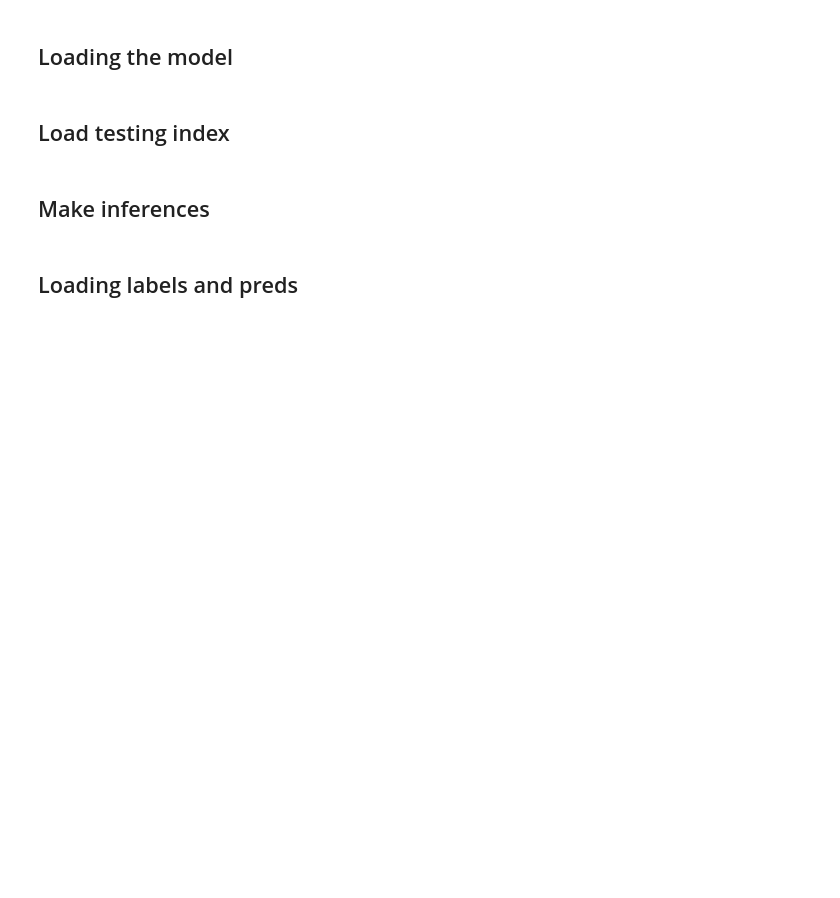
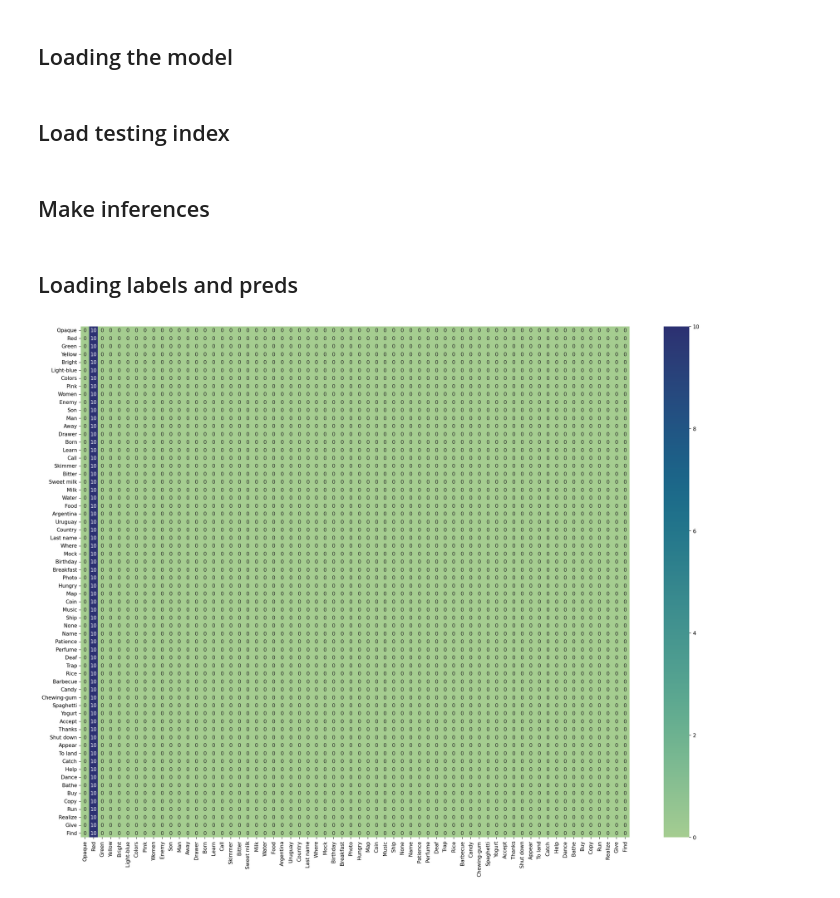
Before and after one commit to facupalavecino/ecd-trabajo-final, a Jupyter notebook: notebooks/3d_molchanov-2-mlflow.ipynb, the cells around one changed output. Saved outputs shown, nothing was run; the diff lists cells and outputs as text; code cells hidden in the pictures; blank space fills up the shorter version.

```diff
--- a/notebooks/3d_molchanov-2-mlflow.ipynb
+++ b/notebooks/3d_molchanov-2-mlflow.ipynb
@@ -716,22 +716,24 @@ x_axis_labels = TARGET_TO_ENCODING
 # %%
 import seaborn as sns
 
 from recognizer.utils.constants import TARGET_TO_WORD
 
 fig, ax = plt.subplots(nrows=1, ncols=1, figsize=(24, 18), dpi=150, facecolor="white")
 
-heatmap = sns.heatmap(data=cm2, ax=ax, annot=True, cmap="crest")
+heatmap = sns.heatmap(data=cm, ax=ax, annot=True, cmap="crest")
 
 x_ticks = [int(label.get_text()) for label in heatmap.get_xticklabels()]
 y_ticks = [int(label.get_text()) for label in heatmap.get_yticklabels()]
 
 x_new_labels = [TARGET_TO_WORD[ENCODING_TO_TARGET[x]] for x in x_ticks]
 y_new_labels = [TARGET_TO_WORD[ENCODING_TO_TARGET[y]] for y in y_ticks]
 
 heatmap.set_xticklabels(x_new_labels)
 heatmap.set_yticklabels(y_new_labels)
 
 plt.xticks(rotation=90)
 plt.yticks(rotation=0)
 
 plt.show()
+# %% [output]
+[figure, added]
```
Also changed, not shown: 1 other file.
